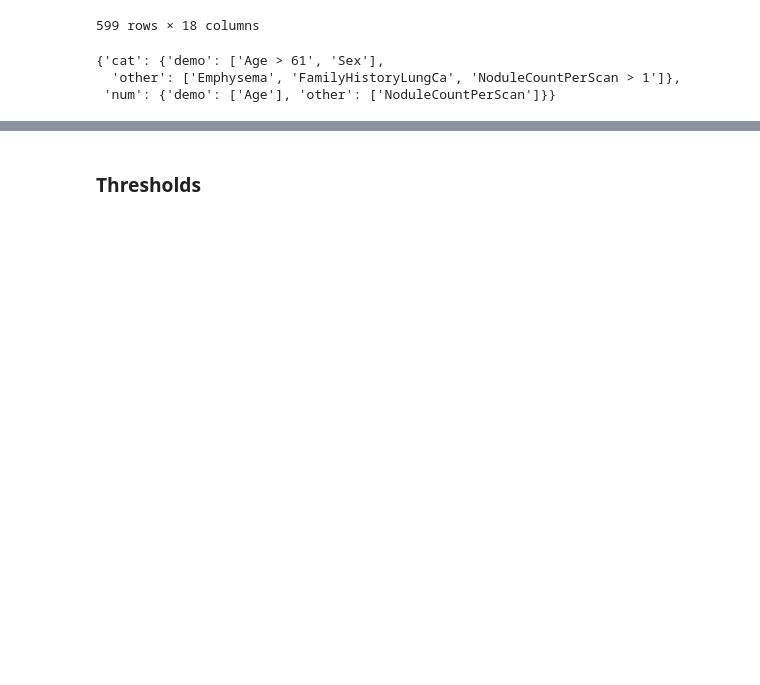
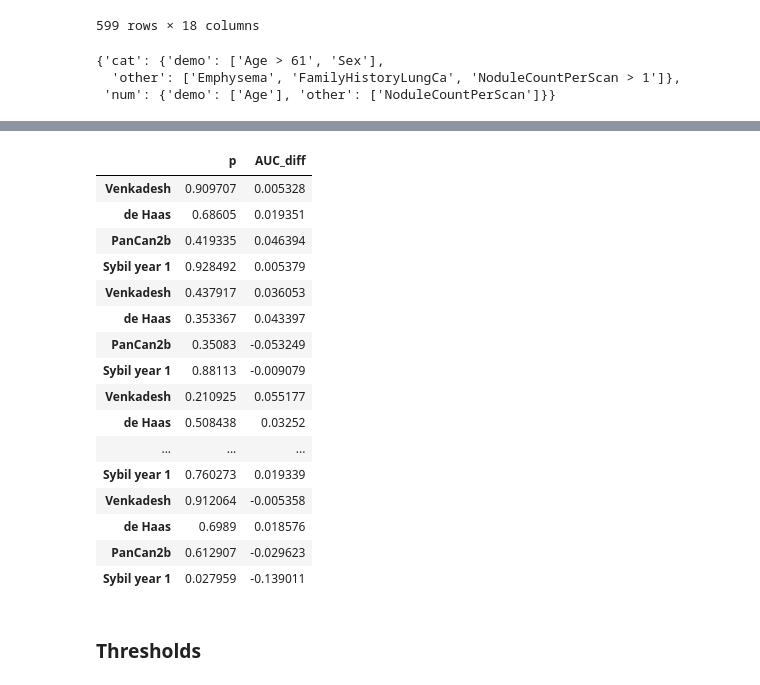
Before and after one commit to DIAGNijmegen/bodyct-lung-malignancy-fairness, a Jupyter notebook: save_all_results.ipynb, the cells around one changed output, grey strips where cells are left out. Cells and saved outputs as stored; diff of their text form; code cells hidden in the pictures; blank space fills up the shorter version.

Commit message:
auc diff record

```diff
--- a/save_all_results.ipynb
+++ b/save_all_results.ipynb
@@ -100,3 +100,23 @@ result_df
+# %%
+result_df[['p', 'AUC_diff']]
+# %% [output]
+|  | p | AUC_diff |
+| Venkadesh | 0.909707 | 0.005328 |
+| de Haas | 0.68605 | 0.019351 |
+| PanCan2b | 0.419335 | 0.046394 |
+| Sybil year 1 | 0.928492 | 0.005379 |
+| Venkadesh | 0.437917 | 0.036053 |
+| de Haas | 0.353367 | 0.043397 |
+| PanCan2b | 0.35083 | -0.053249 |
+| Sybil year 1 | 0.88113 | -0.009079 |
+| Venkadesh | 0.210925 | 0.055177 |
+| de Haas | 0.508438 | 0.03252 |
+| ... | ... | ... |
+| Sybil year 1 | 0.760273 | 0.019339 |
+| Venkadesh | 0.912064 | -0.005358 |
+| de Haas | 0.6989 | 0.018576 |
+| PanCan2b | 0.612907 | -0.029623 |
+| Sybil year 1 | 0.027959 | -0.139011 |
 # %% [markdown]
 ### Thresholds
 # %%
```
Also changed, not shown: parts of 3 cells of this notebook, 1 other file.
